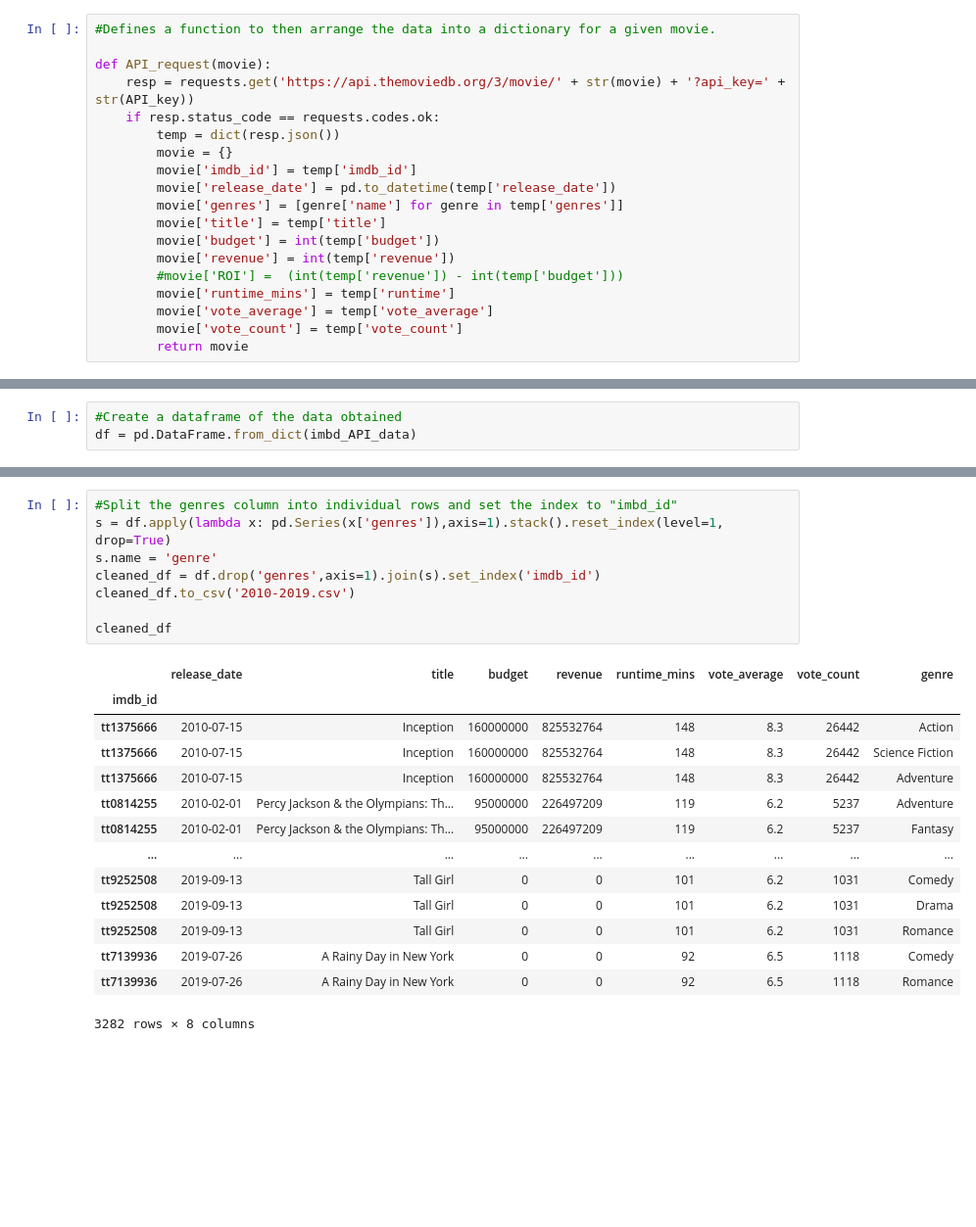
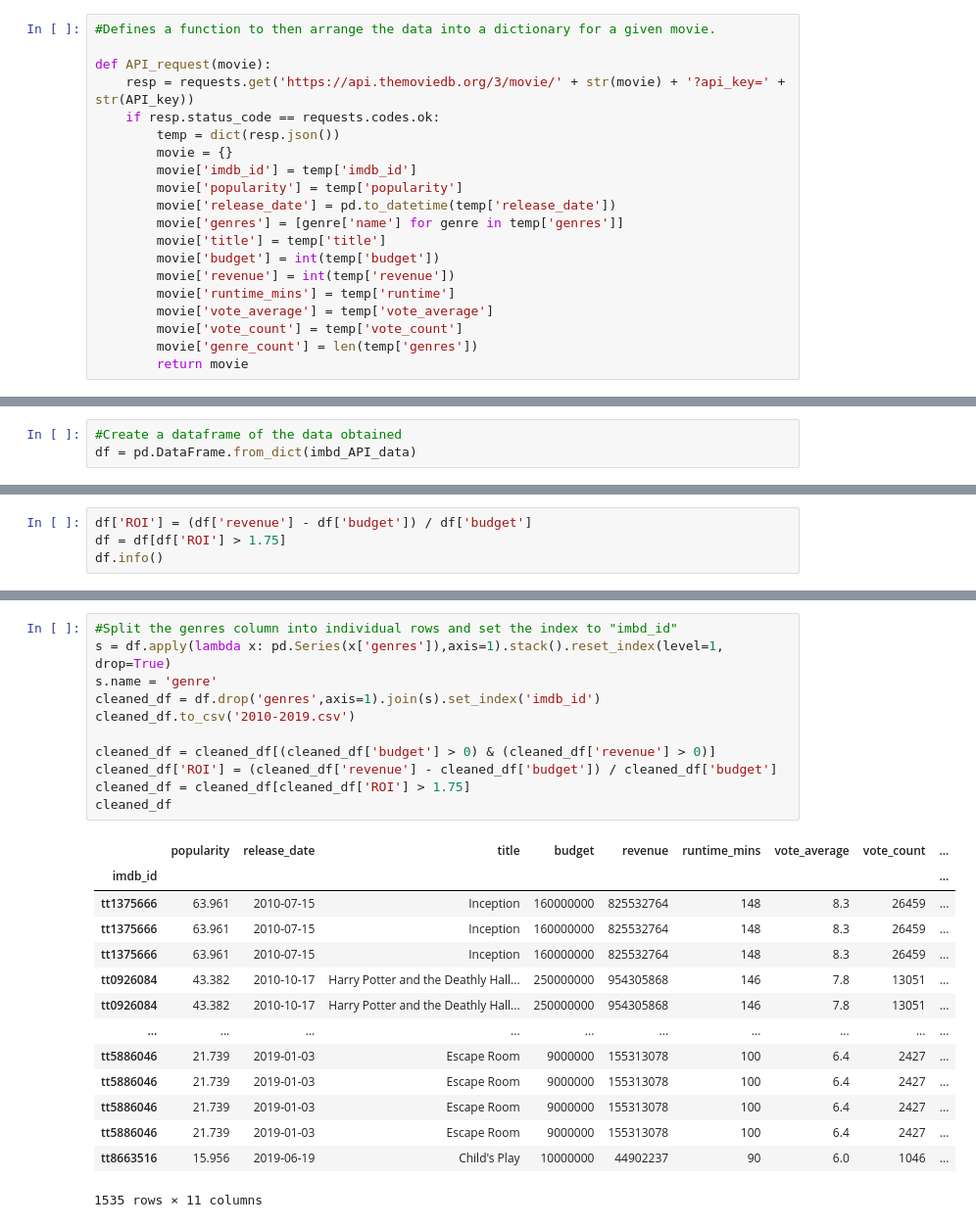
Before and after one commit to conlpate/dsc-mod-1-project-v2-1-onl01-dtsc-pt-052620, a Jupyter notebook: student-Copy-cleaned-All-Years.ipynb, the cells around one changed output, grey strips where cells are left out. Shown at 98% size. Drawn from its saved outputs; the diff is of its cells as text; blank space fills up the shorter version.

```diff
--- a/student-Copy-cleaned-All-Years.ipynb
+++ b/student-Copy-cleaned-All-Years.ipynb
@@ -76,15 +94,16 @@ def API_request(movie):
         temp = dict(resp.json())
         movie = {}
         movie['imdb_id'] = temp['imdb_id']
+        movie['popularity'] = temp['popularity']
         movie['release_date'] = pd.to_datetime(temp['release_date'])
         movie['genres'] = [genre['name'] for genre in temp['genres']]
         movie['title'] = temp['title']
         movie['budget'] = int(temp['budget'])
         movie['revenue'] = int(temp['revenue'])
-        #movie['ROI'] =  (int(temp['revenue']) - int(temp['budget']))
         movie['runtime_mins'] = temp['runtime']
         movie['vote_average'] = temp['vote_average']
         movie['vote_count'] = temp['vote_count']
+        movie['genre_count'] = len(temp['genres'])
         return movie
 # %%
 #See an example of what the API_request provides per movie
@@ -128,0 +129,4 @@ memory usage: 83.7+ KB
+# %%
+df['ROI'] = (df['revenue'] - df['budget']) / df['budget']
+df = df[df['ROI'] > 1.75]
+df.info()
@@ -129,26 +153,29 @@ memory usage: 83.7+ KB
 # %%
 #Split the genres column into individual rows and set the index to "imbd_id"
 s = df.apply(lambda x: pd.Series(x['genres']),axis=1).stack().reset_index(level=1, drop=True)
 s.name = 'genre'
 cleaned_df = df.drop('genres',axis=1).join(s).set_index('imdb_id')
 cleaned_df.to_csv('2010-2019.csv')
 
+cleaned_df = cleaned_df[(cleaned_df['budget'] > 0) & (cleaned_df['revenue'] > 0)]
+cleaned_df['ROI'] = (cleaned_df['revenue'] - cleaned_df['budget']) / cleaned_df['budget']
+cleaned_df = cleaned_df[cleaned_df['ROI'] > 1.75]
 cleaned_df
 # %% [output]
-|  | release_date | title | budget | revenue | runtime_mins | vote_average | vote_count | genre |
-| imdb_id |  |  |  |  |  |  |  |  |
-| tt1375666 | 2010-07-15 | Inception | 160000000 | 825532764 | 148 | 8.3 | 26442 | Action |
-| tt1375666 | 2010-07-15 | Inception | 160000000 | 825532764 | 148 | 8.3 | 26442 | Science Fiction |
-| tt1375666 | 2010-07-15 | Inception | 160000000 | 825532764 | 148 | 8.3 | 26442 | Adventure |
-| tt0814255 | 2010-02-01 | Percy Jackson & the Olympians: Th... | 95000000 | 226497209 | 119 | 6.2 | 5237 | Adventure |
-| tt0814255 | 2010-02-01 | Percy Jackson & the Olympians: Th... | 95000000 | 226497209 | 119 | 6.2 | 5237 | Fantasy |
-| ... | ... | ... | ... | ... | ... | ... | ... | ... |
-| tt9252508 | 2019-09-13 | Tall Girl | 0 | 0 | 101 | 6.2 | 1031 | Comedy |
-| tt9252508 | 2019-09-13 | Tall Girl | 0 | 0 | 101 | 6.2 | 1031 | Drama |
-| tt9252508 | 2019-09-13 | Tall Girl | 0 | 0 | 101 | 6.2 | 1031 | Romance |
-| tt7139936 | 2019-07-26 | A Rainy Day in New York | 0 | 0 | 92 | 6.5 | 1118 | Comedy |
-| tt7139936 | 2019-07-26 | A Rainy Day in New York | 0 | 0 | 92 | 6.5 | 1118 | Romance |
+|  | popularity | release_date | title | budget | revenue | runtime_mins | vote_average | vote_count | ... |
+| imdb_id |  |  |  |  |  |  |  |  | ... |
+| tt1375666 | 63.961 | 2010-07-15 | Inception | 160000000 | 825532764 | 148 | 8.3 | 26459 | ... |
+| tt1375666 | 63.961 | 2010-07-15 | Inception | 160000000 | 825532764 | 148 | 8.3 | 26459 | ... |
+| tt1375666 | 63.961 | 2010-07-15 | Inception | 160000000 | 825532764 | 148 | 8.3 | 26459 | ... |
+| tt0926084 | 43.382 | 2010-10-17 | Harry Potter and the Deathly Hall... | 250000000 | 954305868 | 146 | 7.8 | 13051 | ... |
+| tt0926084 | 43.382 | 2010-10-17 | Harry Potter and the Deathly Hall... | 250000000 | 954305868 | 146 | 7.8 | 13051 | ... |
+| ... | ... | ... | ... | ... | ... | ... | ... | ... | ... |
+| tt5886046 | 21.739 | 2019-01-03 | Escape Room | 9000000 | 155313078 | 100 | 6.4 | 2427 | ... |
+| tt5886046 | 21.739 | 2019-01-03 | Escape Room | 9000000 | 155313078 | 100 | 6.4 | 2427 | ... |
+| tt5886046 | 21.739 | 2019-01-03 | Escape Room | 9000000 | 155313078 | 100 | 6.4 | 2427 | ... |
+| tt5886046 | 21.739 | 2019-01-03 | Escape Room | 9000000 | 155313078 | 100 | 6.4 | 2427 | ... |
+| tt8663516 | 15.956 | 2019-06-19 | Child's Play | 10000000 | 44902237 | 90 | 6.0 | 1046 | ... |
-3282 rows × 8 columns
+1535 rows × 11 columns
 # %%
 cleaned_df.info()
 # %% [output]
```
Also changed, not shown: parts of 20 cells of this notebook, 1 other file.
